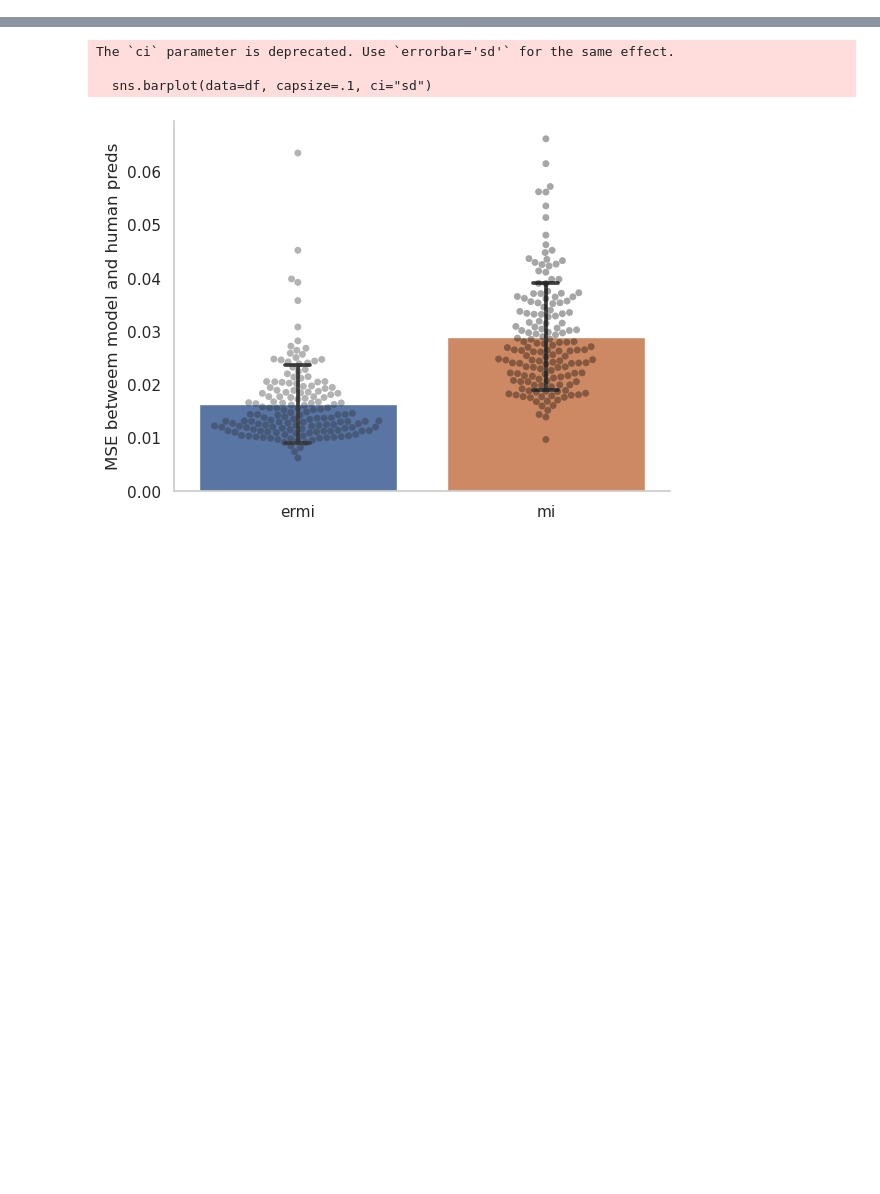
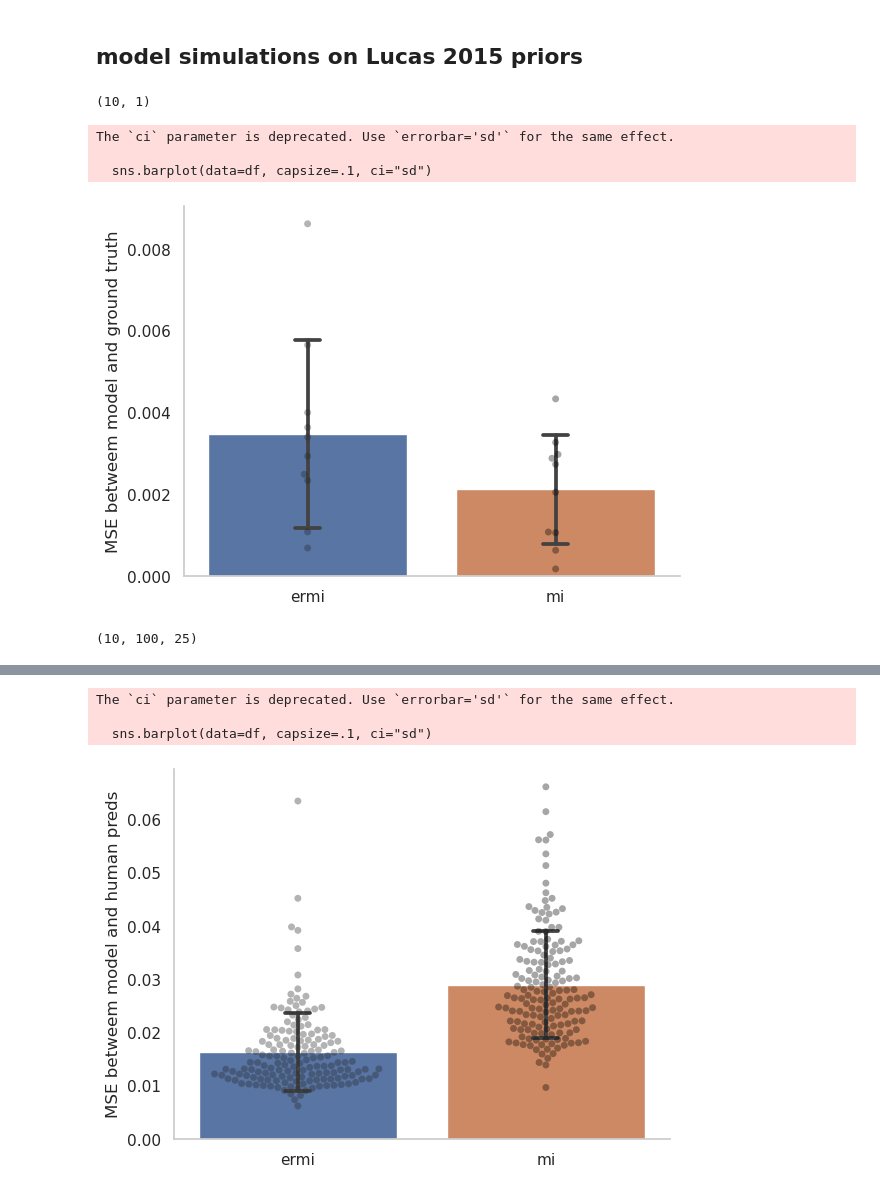
Before and after one commit to akjagadish/ermi, a Jupyter notebook: notebooks/functionlearning.ipynb, the cells around one changed output, grey strips where cells are left out. Cells and saved outputs as stored; diff of their text form; code cells hidden in the pictures; blank space fills up the shorter version.

```diff
--- a/notebooks/functionlearning.ipynb
+++ b/notebooks/functionlearning.ipynb
@@ -13,3 +12,33 @@ from mycolorpy import colorlist as mcp
 import math
 FONTSIZE=20
 SYS_PATH = '/u/ajagadish/ermi' #'/raven/u/ajagadish/vanilla-llama/'
+# %% [markdown]
+## model simulations on Lucas 2015 priors
+# %%
+results_ermi['model_errors'].mean(1).shape
+# %% [output]
+(10, 1)
+# %%
+sns.set(style="whitegrid")
+policy='greedy'
+results_mi = np.load(f'/u/ajagadish/ermi/functionlearning/data/model_simulation/env=synthetic_dim1_model=transformer_num_episodes100000_num_hidden=256_lr0.0003_num_layers=6_d_model=64_num_head=8_noise0.01_shuffleTrue_run=0_synthetic_syntheticfunctionlearning.npz')
+results_ermi = np.load(f'/u/ajagadish/ermi/functionlearning/data/model_simulation/env=claude_dim1_maxsteps25_model=transformer_num_episodes100000_num_hidden=256_lr0.0003_num_layers=6_d_model=64_num_head=8_noise0.0_shuffleTrue_run=0_syntheticfunctionlearning.npz')
+num_tasks = results_ermi['model_errors'].shape[1]
+df = pd.DataFrame.from_dict({'ermi':results_ermi['model_errors'].mean(1).squeeze(),
+                             'mi':results_mi['model_errors'].mean(1).squeeze(),
+                            })
+sns.barplot(data=df, capsize=.1, ci="sd")
+sns.swarmplot(data=df, color="0", alpha=.35)
+sns.despine()
+plt.ylabel('MSE betweem model and ground truth')
+plt.grid(visible=False)
+plt.show()
+# %% [output]
+The `ci` parameter is deprecated. Use `errorbar='sd'` for the same effect.
+
+  sns.barplot(data=df, capsize=.1, ci="sd")
+[figure, added]
+# %%
+results_ermi['targets'].shape
+# %% [output]
+(10, 100, 25)
```
Also changed, not shown: parts of 28 cells of this notebook, 5 other files.
